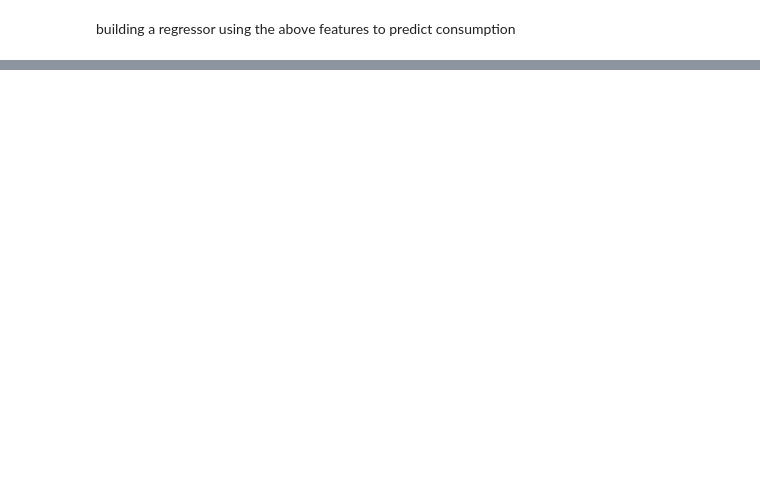
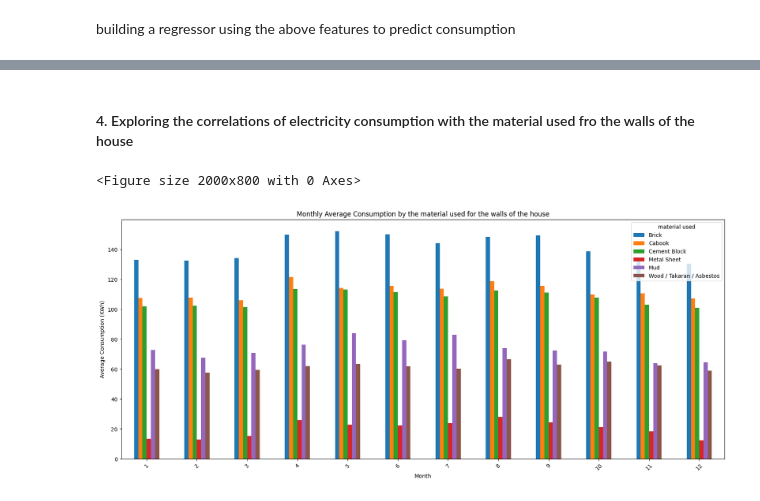
Before and after one commit to LIRNEasia/SL_electricity_consumption, a Jupyter notebook: notebooks/eda_with_nsm.ipynb, the cells around one changed output, grey strips where cells are left out. Saved outputs shown, nothing was run; the diff lists cells and outputs as text; code cells hidden in the pictures; blank space fills up the shorter version.

```diff
--- a/notebooks/eda_with_nsm.ipynb
+++ b/notebooks/eda_with_nsm.ipynb
@@ -181,0 +213,26 @@ Name: count, dtype: int64
+# %% [markdown]
+#### 4. Exploring the correlations of electricity consumption with the material used fro the walls of the house
+# %%
+filtered_wave_1_houseinfo = wave_1_houseinfo[wave_1_houseinfo['main_material_used_for_walls_of_the_house'].isin(['Brick', 'Cabook', 'Cement Block', 'Metal Sheet', 'Mud', 'Wood / Takaran / Asbestos'])]
+
+
+nsm_changed = nsm.merge(
+    filtered_wave_1_houseinfo[['household_ID', 'main_material_used_for_walls_of_the_house']],
+    on='household_ID',
+    how='inner'
+)
+grouped = nsm_changed.groupby(['month_only', 'main_material_used_for_walls_of_the_house'])['consumption'].mean().unstack()
+
+plt.figure(figsize=(20, 8))
+grouped.plot(kind='bar', figsize=(20, 8))
+
+plt.xlabel('Month')
+plt.ylabel('Average Consumption (KWh)')
+plt.title('Monthly Average Consumption by the material used for the walls of the house')
+plt.legend(title='material used')
+plt.xticks(rotation=45)
+
+plt.show()
+# %% [output]
+<Figure size 2000x800 with 0 Axes>
+[figure, added]
```
Also changed, not shown: parts of 11 cells of this notebook, 6 other files.
